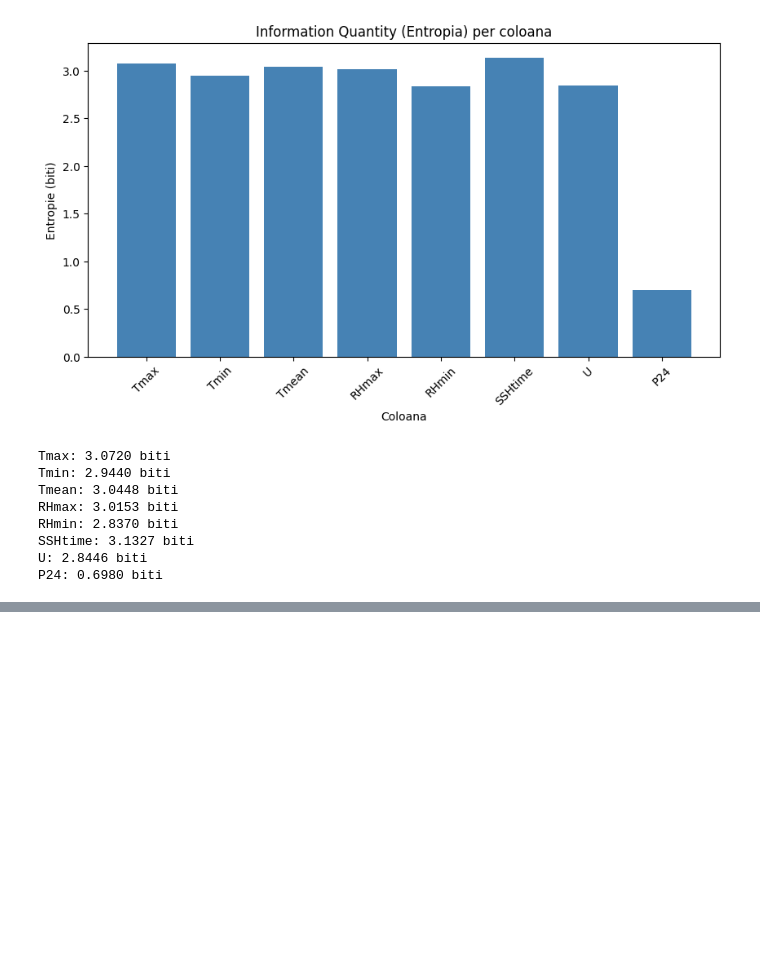
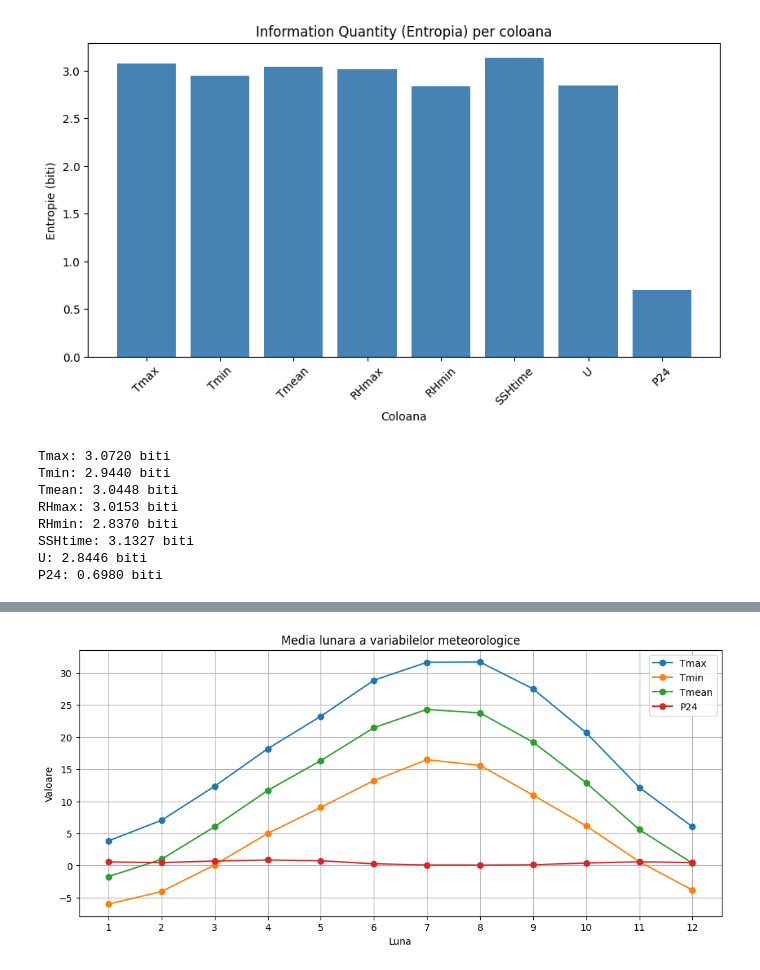
Before and after one commit to naominini/Prezicerea-Umiditatii-Solului, a Jupyter notebook: cod.ipynb, the cells around one changed output, grey strips where cells are left out. Saved outputs shown, nothing was run; the diff lists cells and outputs as text; code cells hidden in the pictures; blank space fills up the shorter version.

```diff
--- a/cod.ipynb
+++ b/cod.ipynb
@@ -214,0 +258,12 @@ P24: 0.6980 biti
+# %%
+df_monthly = df_clean.groupby('Month')[['Tmax', 'Tmin', 'Tmean', 'P24']].mean()
+
+df_monthly.plot(figsize=(12, 5), marker='o')
+plt.title("Media lunara a variabilelor meteorologice")
+plt.xlabel("Luna")
+plt.ylabel("Valoare")
+plt.xticks(range(1, 13))
+plt.grid(True)
+plt.show()
+# %% [output]
+[figure, added]
```
Also changed, not shown: parts of 11 cells of this notebook.
